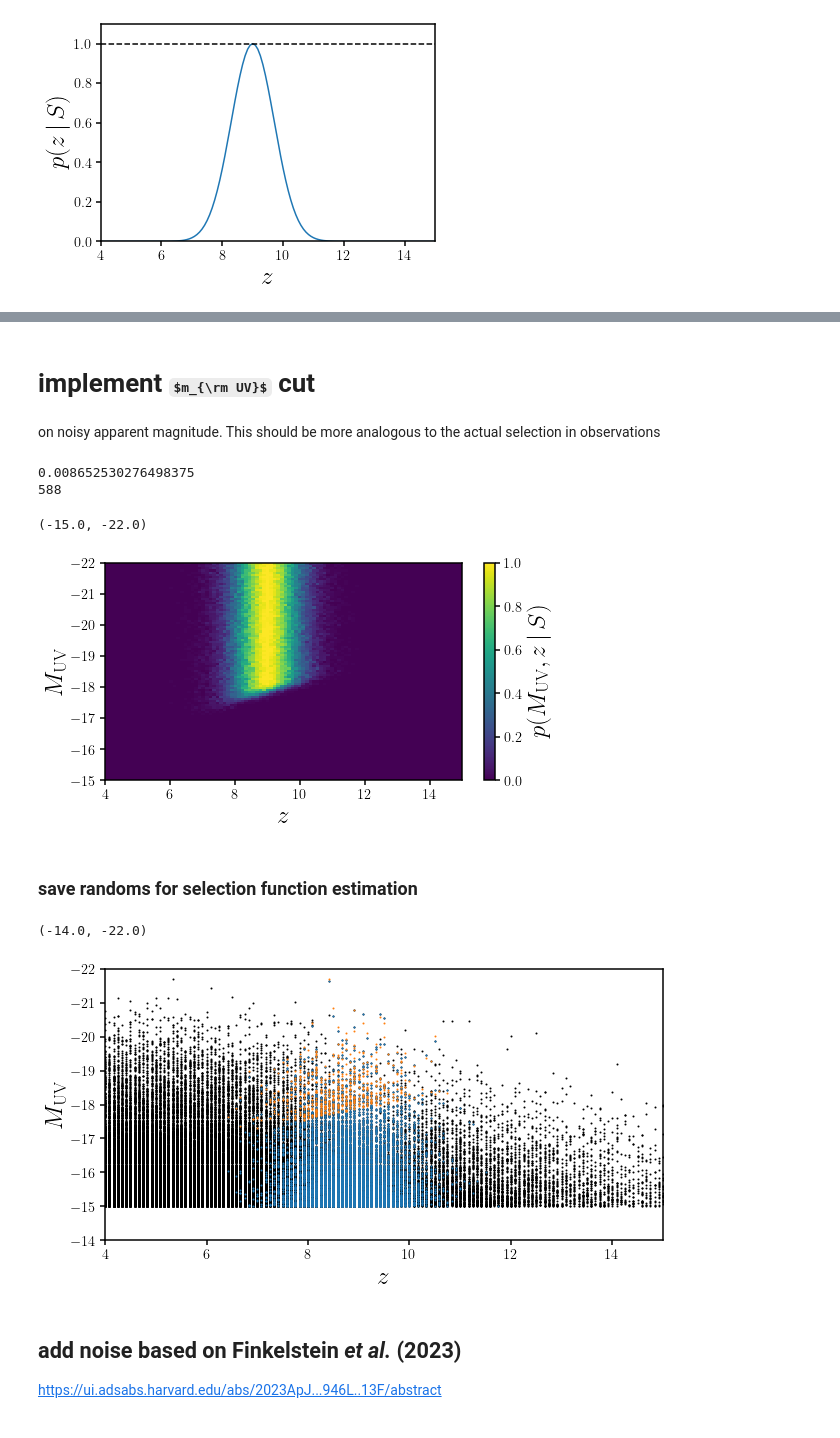
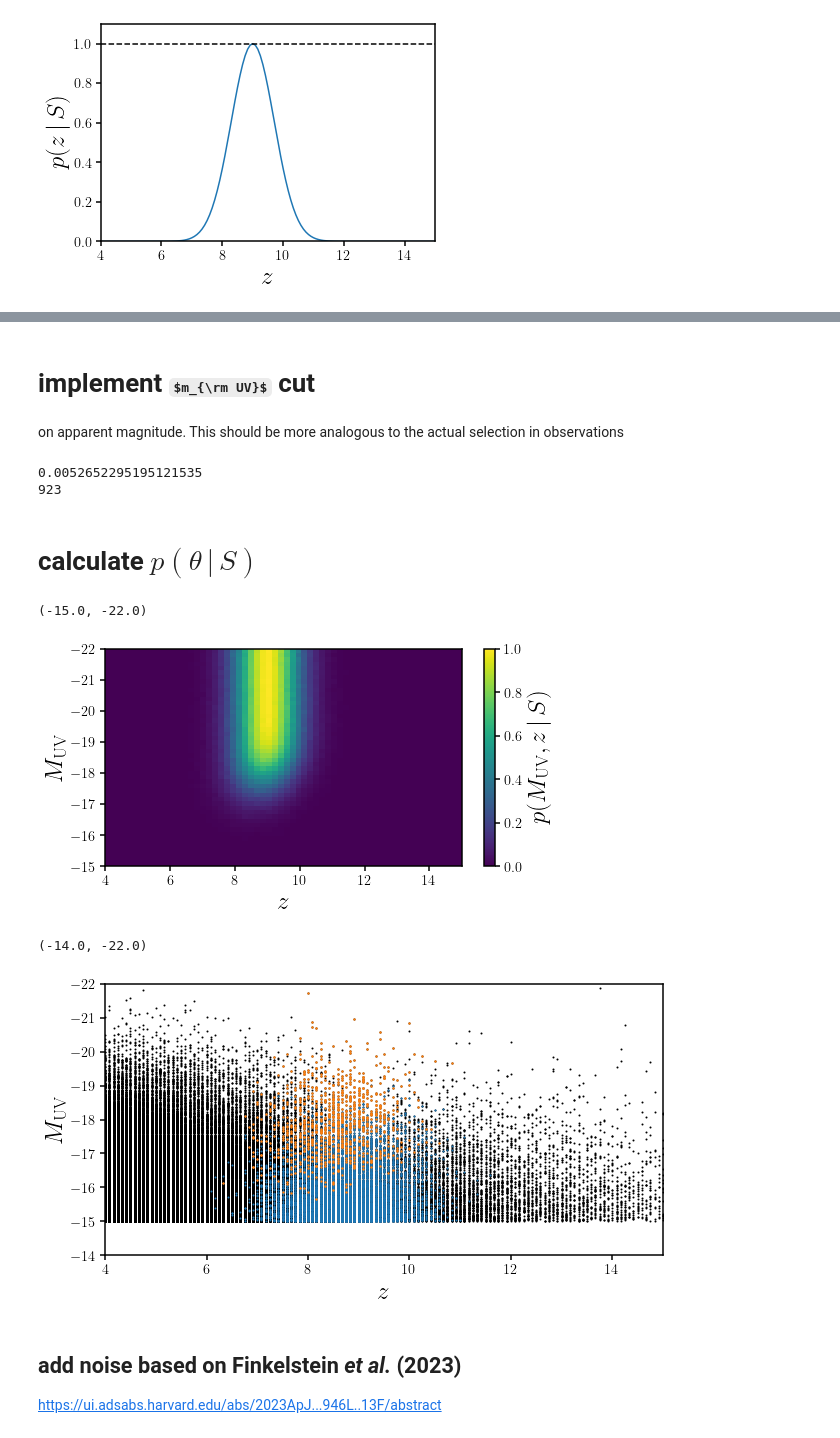
Before and after one commit to changhoonhahn/binsin, a Jupyter notebook: nb/mock0.ipynb, the cells around one changed output, grey strips where cells are left out. Cells and saved outputs as stored; diff of their text form; code cells hidden in the pictures; some formulas as TeX source.

```diff
--- a/nb/mock0.ipynb
+++ b/nb/mock0.ipynb
@@ -28,0 +91,13 @@ mock = np.load('/Users/chahah/data/binsin/sample_UVLF_1pointingCEERS.npy')
+# %%
+Ngal = 0
+Ngaltot = np.sum(Nsample)
+
+mock = []
+for iz,zz in enumerate(zlist):
+    for iMUV, MUV in enumerate(MUVcenters):
+        for jgal in range(Nsample[iz,iMUV]):
+            Ngal+=1
+            mock = mock + [[zz, MUV]]
+
+print(Ngal, Ngaltot)
+mock = np.array(mock)
@@ -75,3 +152,3 @@ sub.set_ylim(-14, -22)
 # %% [markdown]
 # implement $m_{\rm UV}$ cut
-on noisy apparent magnitude. This should be more analogous to the actual selection in observations
+on apparent magnitude. This should be more analogous to the actual selection in observations
@@ -78,3 +157,6 @@ on noisy apparent magnitude. This should be more analogous to the actual selecti
+# %%
+def S_muv(muv, c_erf0=0.9, c_erf1 = 32):
+    return 0.5*(1-erf(c_erf0*(muv - c_erf1)))
 # %%
 # convert mock absolute magnitude to apparent magnitudes
 mock_muv = mock[:,1] + 5 * np.log10(Planck13.luminosity_distance(mock[:,0]).to(u.pc).value/10.)
@@ -84,8 +163,13 @@ mock_Muv_noisy = mock_muv_noisy - 5 * np.log10(Planck13.luminosity_distance(mock
+# %%
+# m_uv selection weights
+w_muv_select = S_muv(mock_muv, c_erf0=1., c_erf1=32)
 # %%
-select_muv = (mock_muv_noisy < 32)
+select_muv = np.random.uniform(size=mock.shape[0]) < w_muv_select
 print(np.mean(select_z & select_muv))
 print(np.sum(select_z & select_muv))
 # %% [output]
-0.008652530276498375
-588
+0.0052652295195121535
+923
+# %% [markdown]
+# calculate $p(\theta\,|\,S)$
 # %%
@@ -99,7 +182,11 @@ unif_select_muv = unif_muv < 32
 # %%
-h, bx, by = np.histogram2d(unif_z, unif_Muv, bins=[100, 100], range=[(4, 15), (-22, -15)])
-h_select, _, _ = np.histogram2d(unif_z[unif_select_z & unif_select_muv], unif_Muv[unif_select_z & unif_select_muv],
-                                bins=[100, 100], range=[(4, 15), (-22, -15)])
+# h, bx, by = np.histogram2d(unif_z, unif_Muv, bins=[100, 100], range=[(4, 15), (-22, -15)])
+# h_select, _, _ = np.histogram2d(unif_z[unif_select_z & unif_select_muv], unif_Muv[unif_select_z & unif_select_muv],
+#                                 bins=[100, 100], range=[(4, 15), (-22, -15)])
+
+
+h, bx, by = np.histogram2d(unif_z, unif_Muv, bins=[60, 50], range=[(3.99, 15.01), (-22.01, -14.99)])
+h_select, _, _ = np.histogram2d(unif_z[unif_select_z & unif_select_muv], unif_Muv[unif_select_z & unif_select_muv], bins=[60, 50], range=[(3.99, 15.01), (-22.01, -14.99)])
 
 fig = plt.figure(figsize=(8,4))
 sub = fig.add_subplot(111)
@@ -111,6 +198,4 @@ sub.set_ylabel(r'$M_{\rm UV}$', fontsize=25)
 sub.set_ylim(-15, -22)
 # %% [output]
 (-15.0, -22.0)
-[figure, old version]
+[figure, new version]
-# %% [markdown]
-### save randoms for selection function estimation
@@ -120,17 +209,17 @@ np.savetxt('/Users/chahah/data/binsin/mock0_selection.dat',
 # %%
 fig = plt.figure(figsize=(10,5))
 sub = fig.add_subplot(111)
 sub.scatter(mock[:,0], mock[:,1], s=1, c='k')
 sub.scatter(mock[:,0][select_z], mock[:,1][select_z], s=1, c='C0')
-sub.scatter(mock[:,0][select_z & select_muv], mock_Muv_noisy[select_z & select_muv], s=1, c='C1')
+sub.scatter(mock[:,0][select_z & select_muv], mock[:,1][select_z & select_muv], s=2, c='C1')
 
 sub.set_xlabel(r'$z$', fontsize=25)
 sub.set_ylabel(r'$M_{\rm UV}$', fontsize=25)
 sub.set_xlim(4, 15)
 sub.set_ylim(-14, -22)
 # %% [output]
 (-14.0, -22.0)
-[figure, old version]
+[figure, new version]
 # %% [markdown]
 ## add noise based on Finkelstein *et al.* (2023)
 https://ui.adsabs.harvard.edu/abs/2023ApJ...946L..13F/abstract
```
Also changed, not shown: parts of 29 cells of this notebook, 4 other files.
